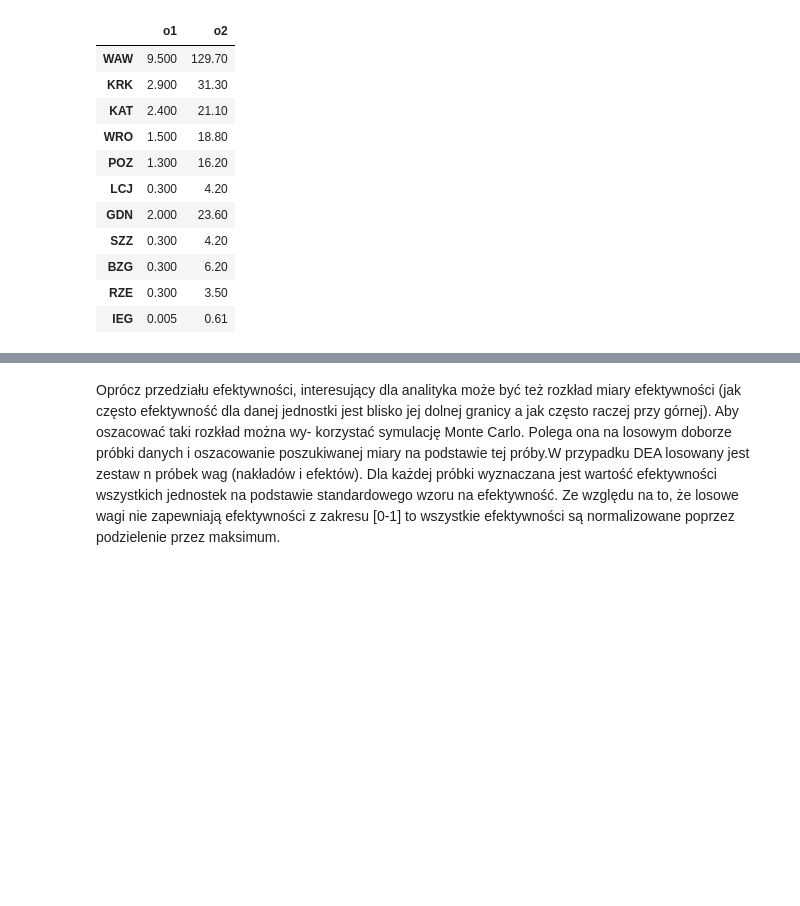
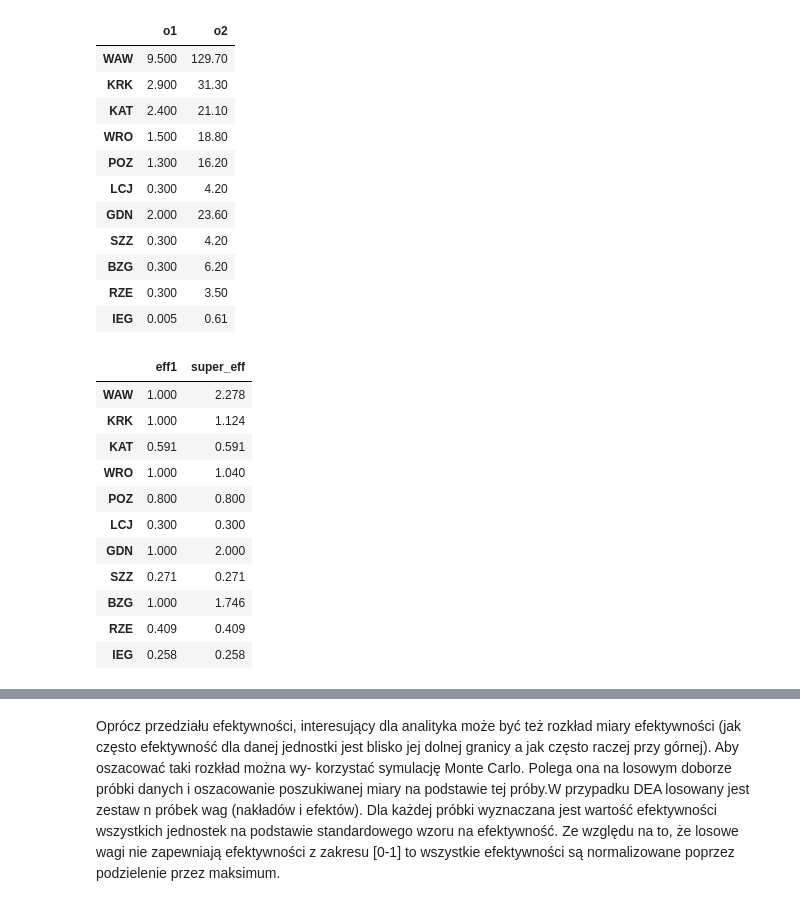
Before and after one commit to majsterkovic/iswd-project-6, a Jupyter notebook: projekt6.ipynb, the cells around one changed output, grey strips where cells are left out. Cells and saved outputs as stored; diff of their text form; code cells hidden in the pictures; blank space fills up the shorter version.

```diff
--- a/projekt6.ipynb
+++ b/projekt6.ipynb
@@ -393,4 +398,18 @@ output_df
 # %%
 results_df = pd.DataFrame()
 results_df["eff1"] = input_df.progress_apply(lambda x: analyse1(x.name, input_df, output_df), axis=1)
 results_df["super_eff"] = input_df.progress_apply(lambda x: analyse1(x.name, input_df, output_df, super_efficiency=True), axis=1)
+results_df.round(3)
+# %% [output]
+|  | eff1 | super_eff |
+| WAW | 1.000 | 2.278 |
+| KRK | 1.000 | 1.124 |
+| KAT | 0.591 | 0.591 |
+| WRO | 1.000 | 1.040 |
+| POZ | 0.800 | 0.800 |
+| LCJ | 0.300 | 0.300 |
+| GDN | 1.000 | 2.000 |
+| SZZ | 0.271 | 0.271 |
+| BZG | 1.000 | 1.746 |
+| RZE | 0.409 | 0.409 |
+| IEG | 0.258 | 0.258 |
```
Also changed, not shown: parts of 15 cells of this notebook, 2 other files.
